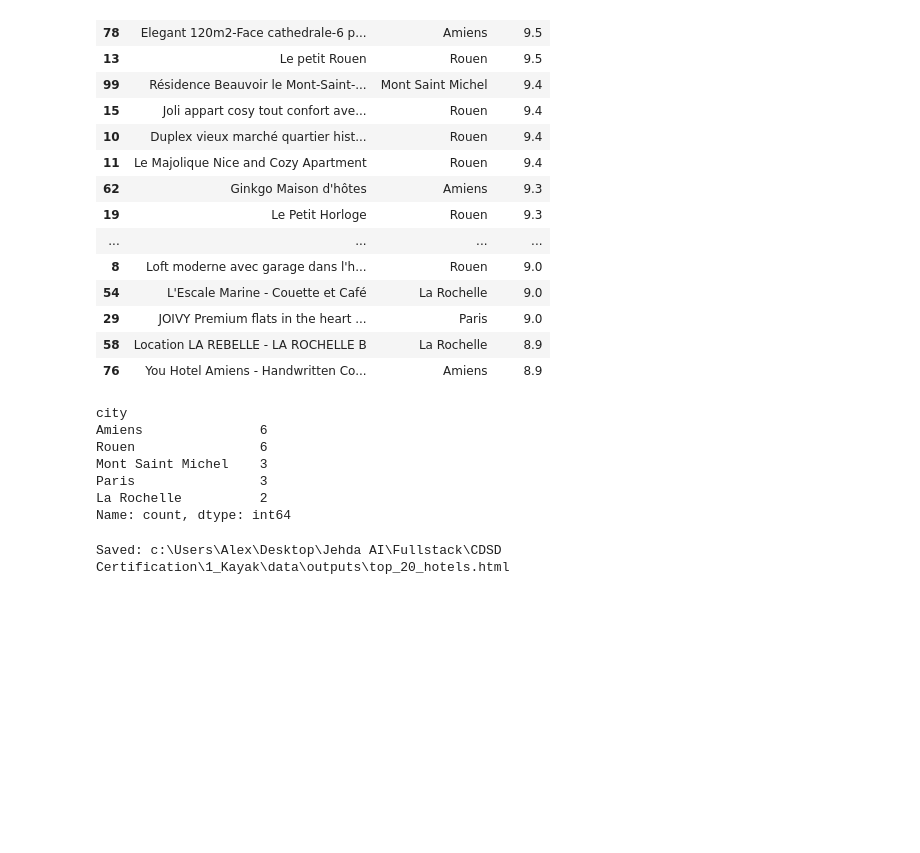
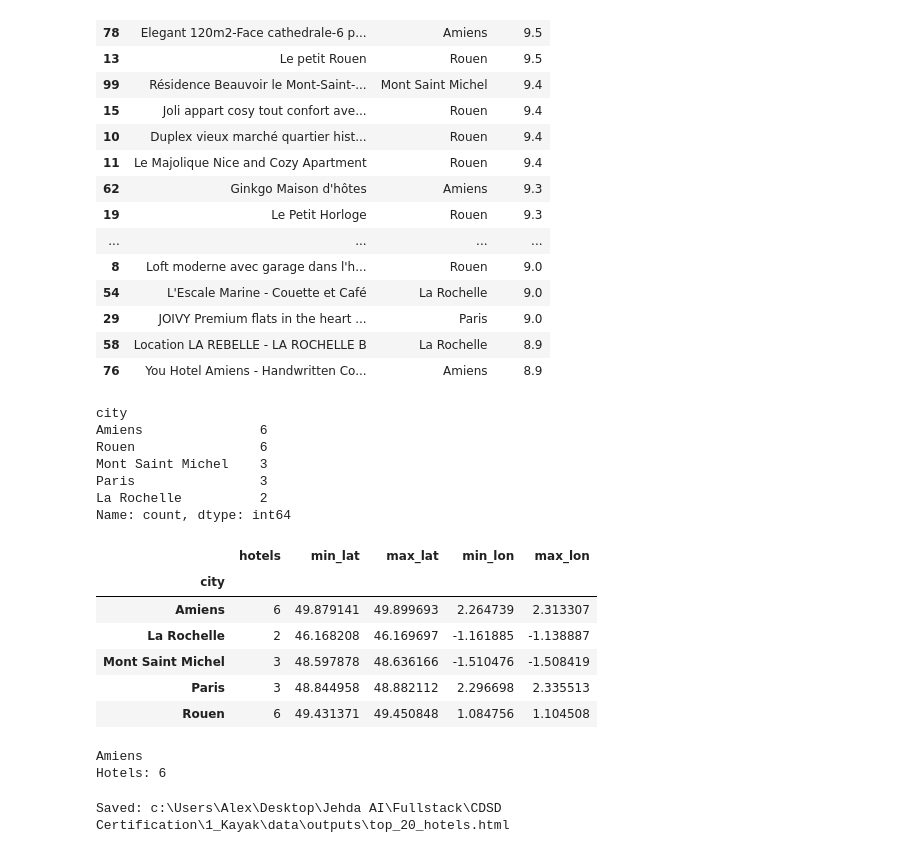
Before and after one commit to AlexandraBelj/jedha-kayak-project, a Jupyter notebook: notebooks/06_Visualization.ipynb, the cells around one changed output. Saved outputs shown, nothing was run; the diff lists cells and outputs as text; code cells hidden in the pictures; blank space fills up the shorter version.

```diff
--- a/notebooks/06_Visualization.ipynb
+++ b/notebooks/06_Visualization.ipynb
@@ -297,3 +297,60 @@ fig_hotels.update_layout(
 )
 
 fig_hotels.show()
+# %%
+# Check
+
+top20_hotels.groupby("city").agg(
+    hotels=("name", "count"),
+    min_lat=("latitude", "min"),
+    max_lat=("latitude", "max"),
+    min_lon=("longitude", "min"),
+    max_lon=("longitude", "max")
+)
+# %% [output]
+|  | hotels | min_lat | max_lat | min_lon | max_lon |
+| city |  |  |  |  |  |
+| Amiens | 6 | 49.879141 | 49.899693 | 2.264739 | 2.313307 |
+| La Rochelle | 2 | 46.168208 | 46.169697 | -1.161885 | -1.138887 |
+| Mont Saint Michel | 3 | 48.597878 | 48.636166 | -1.510476 | -1.508419 |
+| Paris | 3 | 48.844958 | 48.882112 | 2.296698 | 2.335513 |
+| Rouen | 6 | 49.431371 | 49.450848 | 1.084756 | 1.104508 |
+# %%
+# City zoom
+test_city = top20_hotels["city"].value_counts().index[0]
+
+city_hotels = top20_hotels[
+    top20_hotels["city"] == test_city
+].copy()
+
+print(test_city)
+print("Hotels:", len(city_hotels))
+
+fig_test = px.scatter_map(
+    city_hotels,
+    lat="latitude",
+    lon="longitude",
+    hover_name="name",
+    hover_data={
+        "city": True,
+        "rating": True,
+        "latitude": True,
+        "longitude": True
+    },
+    zoom=12,
+    height=650,
+    title=f"Hotels in {test_city}"
+)
+
+fig_test.update_traces(
+    marker={"size": 14}
+)
+
+fig_test.update_layout(
+    map_style="open-street-map"
+)
+
+fig_test.show()
+# %% [output]
+Amiens
+Hotels: 6
```
Also changed, not shown: parts of 2 cells of this notebook.
